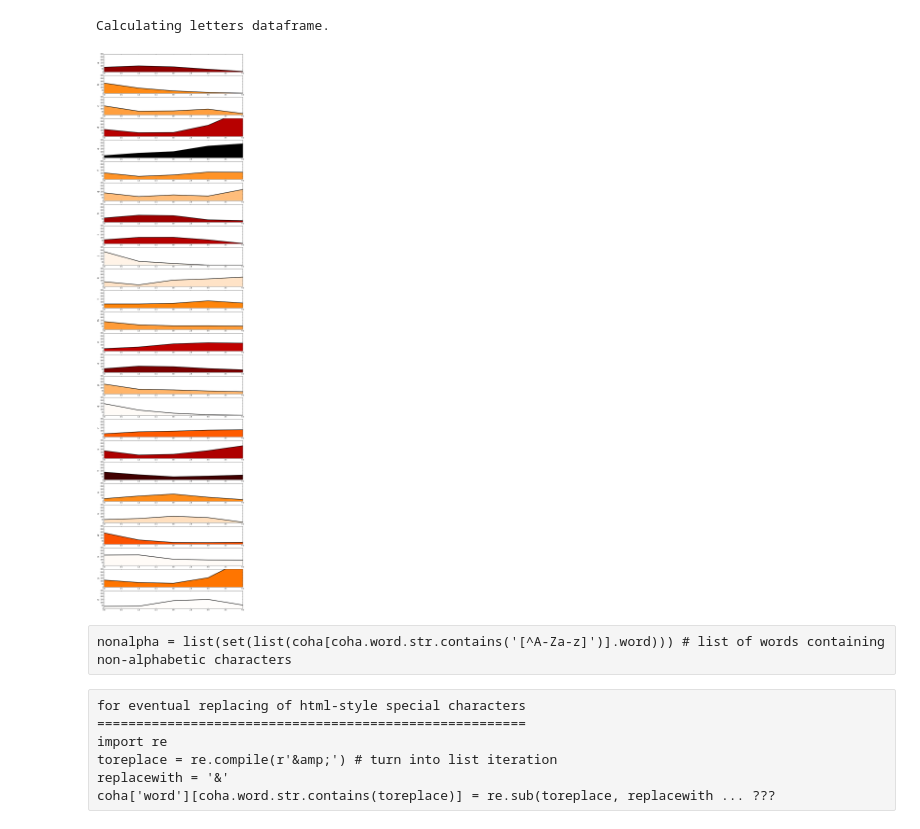
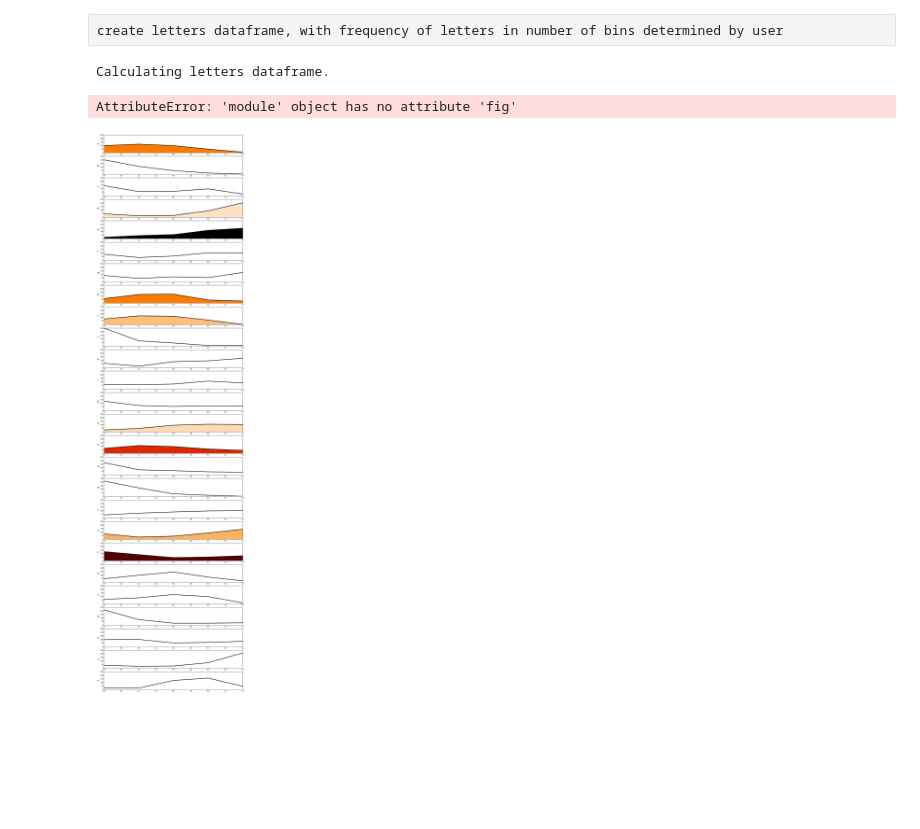
Before and after one commit to Prooffreader/word_list_tools, a Jupyter notebook: letter_distributions.ipynb, the cells around one changed output. Saved outputs shown, nothing was run; the diff lists cells and outputs as text; code cells hidden in the pictures; blank space fills up the shorter version.

```diff
--- a/letter_distributions.ipynb
+++ b/letter_distributions.ipynb
@@ -89,7 +33,11 @@ if not os.path.isfile('decades_top.txt'):
+# %% [raw]
+create letters dataframe, with frequency of letters in number of bins determined by user
 # %%
 b_len = 5 #number of bins, decided by user
 
-if not os.path.isfile('letters_' + str(b_len)):
+letters_pickle = 'letters_' + dataframe_base + '_' + str(b_len) + '.pickle'
+
+if not os.path.isfile(letters_pickle):
 
     print 'Calculating letters dataframe.'
     p_step = b_len # to facilitate readability; cross product
@@ -100,8 +48,6 @@ if not os.path.isfile('letters_' + str(b_len)):
                             'h': z, 'i': z, 'j': z, 'k': z, 'l': z, 'm': z, 'n': z,
                             'o': z, 'p': z, 'q': z, 'r': z, 's': z, 't': z, 'u': z,
                             'v': z, 'w': z, 'x': z, 'y': z, 'z': z})
-
-    exceptions = set()
 
     for i in range(len(words)):
         freq = words.freq.iloc[i]
@@ -120,8 +66,6 @@ if not os.path.isfile('letters_' + str(b_len)):
                 overlap = min((b_curnum + 1) * b_step, (p_curnum + 1) * p_step) - curmult
                 #try:
                 letters[wd[p_curnum]][b_curnum] += freq * overlap / bp_mult
-                #except:
-                #    exceptionlist.append(wd)
                 curmult += overlap
                 if (b_curnum + 1) * b_step == curmult:
                     b_curnum += 1
@@ -131,11 +75,11 @@ if not os.path.isfile('letters_' + str(b_len)):
                     print "Error; more than 100 iterations on word " + wd
                     break
 
-        letters.to_pickle('letters_' + str(b_len))
+        letters.to_pickle(letters_pickle)
 
 else:
     print 'Reading from pickle.'
-    letters = pd.from_pickle('letters_' + str(b_len))
+    letters = pd.from_pickle(letters_pickle)
 # %% [output]
 Calculating letters dataframe.
 # %%
@@ -143,13 +87,23 @@ Calculating letters dataframe.
 
 alphabet = 'abcdefghijklmnopqrstuvwxyz'
 maxes = {}
+freqdict = {}
 integral = {}
+max_letter = ''
+total_freq = 0
 overall_max = 0
+temp_max = 0
 max_integral = 0
+equal_area_max = 0
 
 for ltr in alphabet:
     maxes[ltr] = letters[ltr].max()
+    freqdict[ltr] = letters[ltr].sum()
     overall_max = max(overall_max, letters[ltr].max())
+    total_freq += freqdict[ltr]
+    if freqdict[ltr] > temp_max:
+        temp_max = freqdict[ltr]
+        max_letter = ltr
 
 letters_norm = letters.copy()
 
@@ -158,7 +112,7 @@ for ltr in alphabet:
     for rw in range(len(letters_norm)):
         letters_norm[ltr].iloc[rw] *= 100
         letters_norm[ltr].iloc[rw] /= maxes[ltr]
-        temp += lettersnorm[ltr].iloc[rw]
+        temp += letters_norm[ltr].iloc[rw]
     integral[ltr] = temp
     max_integral = max(max_integral, temp)
 
@@ -168,45 +122,43 @@ for ltr in alphabet:
     for rw in range(len(letters_equal_area)):
         letters_equal_area[ltr].iloc[rw] *= max_integral
         letters_equal_area[ltr].iloc[rw] /= integral[ltr]
+    equal_area_max = max(equal_area_max, letters_equal_area[ltr].max())
 # %%
+plot_name = 'letters_' + dataframe_base + '_' + str(b_len) + '.png'
+
 column_list = list('abcdefghijklmnopqrstuvwxyz')
 x_length = b_len
 
 import matplotlib.pyplot as plt
 import matplotlib.colors as colors
 import matplotlib.cm as cmx
 import numpy as np
 
 themap = plt.get_cmap('gist_heat')
-cNorm  = colors.Normalize(vmin=0, vmax=values[-1])
-scalarMap = cmx.ScalarMappable(norm=cNorm, cmap=themap)
+cNorm  = colors.Normalize(vmin=0, vmax=x_length)
+scalarMap = cmx.ScalarMappable(norm=cNorm, cmap=themap) #
 
 figure(num=None, figsize=(15, 60), dpi=150, facecolor='w', edgecolor='k')
-plt.title("Title", size=18, color=fill_color)
+plt.title("Title", size=18, color='k')
 for pos in range(len(column_list)):
     ltr = column_list[pos]
     plt.subplot(len(column_list), 1, pos+1)
     plt.plot(range(x_length), letters_equal_area[ltr], color='k', linewidth = 3, label = ltr)
-    #plt.fill_between(range(x_length), letters_equal_area[ltr], color=fill_color, alpha = 1.0 * maxes[ltr] / overall_max, interpolate=True)
     # maps floats 0 to 9 to color map
     fill_color = scalarMap.to_rgba(9 - 10*(1.0 * maxes[ltr] / overall_max))
     plt.fill_between(range(x_length), letters_equal_area[ltr], color=fill_color, interpolate=True)
     #plt.xlim(0,x_length)
-    plt.ylim(0,300)
+    plt.ylim(0,equal_area_max)
     #plt.xticks(scipy.arange(1880,2012,10))
 
     #plt.xlabel('Year', size=15)
     plt.ylabel(ltr, size=15)
+cbar = fig.colorbar(scalarMap, ticks=[-1, 0, 1], orientation='horizontal')
+cbar.ax.set_xticklabels(['Low', 'Medium', 'High'])# horizontal colorbar
+
+plt.savefig(plot_name)
 plt.show()
 plt.close()
 # %% [output]
+AttributeError: 'module' object has no attribute 'fig'
-[figure, old version]
+[figure, new version]
-# %% [raw]
-nonalpha = list(set(list(coha[coha.word.str.contains('[^A-Za-z]')].word))) # list of words containing non-alphabetic characters
-# %% [raw]
-for eventual replacing of html-style special characters
-=======================================================
-import re
-toreplace = re.compile(r'&amp;') # turn into list iteration
-replacewith = '&'
-coha['word'][coha.word.str.contains(toreplace)] = re.sub(toreplace, replacewith ... ???
```
Also changed, not shown: parts of 31 cells of this notebook, 1 other file.
